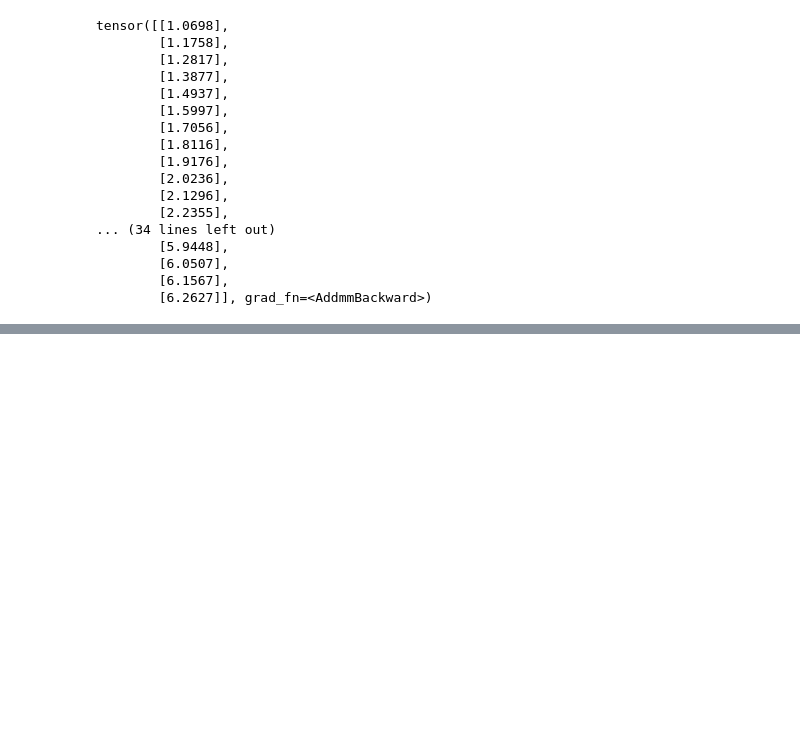
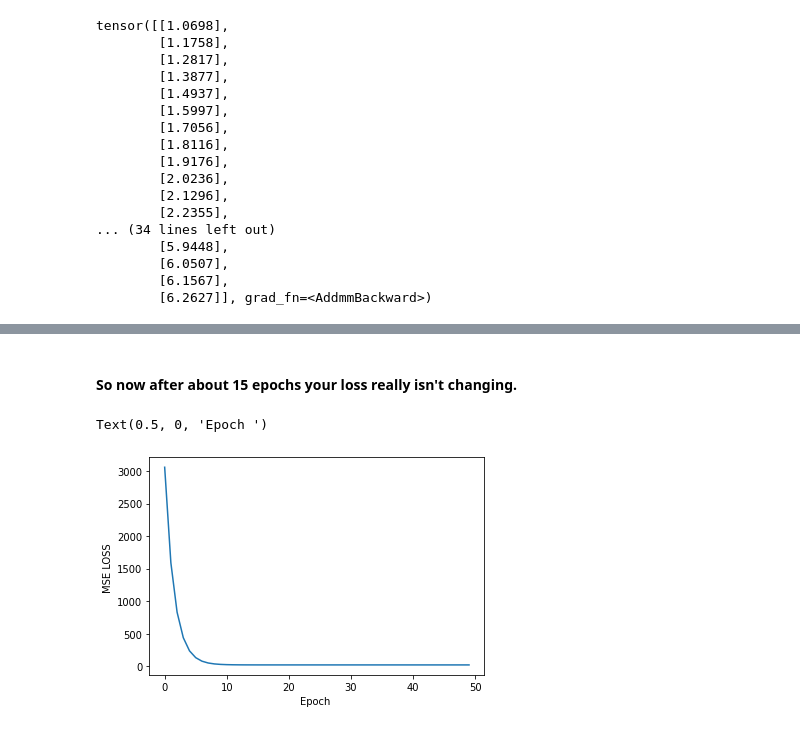
Before and after one commit to zeynepalici/neural-networks-with-pytorch, a Jupyter notebook: 05- ANN/02-linear-regression-with-pytorch.ipynb, the cells around one changed output, grey strips where cells are left out. Saved outputs shown, nothing was run; the diff lists cells and outputs as text; code cells hidden in the pictures; blank space fills up the shorter version.

Commit message:
implement linear regression

```diff
--- a/05- ANN/02-linear-regression-with-pytorch.ipynb
+++ b/05- ANN/02-linear-regression-with-pytorch.ipynb
@@ -139,3 +139,10 @@ class Model(nn.Module):
     def forward(self,x):
         y_pred = self.linear(x)
         return y_pred
+# %%
+torch.manual_seed(59)
+
+model = Model(1,1)
+
+print(model.linear.weight)
+print(model.linear.bias)
@@ -141,0 +215,23 @@ class Model(nn.Module):
+# %%
+epochs = 50
+losses = []
+
+for i in range(epochs):
+
+    # PREDICTING ON THE FORWARD PASS
+    y_pred = model.forward(X)
+
+    # CALCULATE OUR LOSS
+    loss = criterion(y_pred,y)
+
+    #RECORD THAT ERROR
+    losses.append(loss)
+
+
+    print(f"epoch {i+1} loss: {loss.item()} weight: {model.linear.weight.item()} bias: {model.linear.bias.item()}")
+
+    optimizer.zero_grad() # the gradients accumulate with every back propogation.
+    #so to prevent compounding we need to reset the stored gradient for each epoch.
+
+    loss.backward()
+    optimizer.step() # updating our hyper parameters
@@ -141,0 +256,9 @@ class Model(nn.Module):
+# %% [markdown]
+#### So now after about 15 epochs your loss really isn't changing.
+# %%
+plt.plot(range(epochs),losses)
+plt.ylabel('MSE LOSS ')
+plt.xlabel('Epoch ')
+# %% [output]
+Text(0.5, 0, 'Epoch ')
+[figure, added]
```
Also changed, not shown: parts of 16 cells of this notebook.
